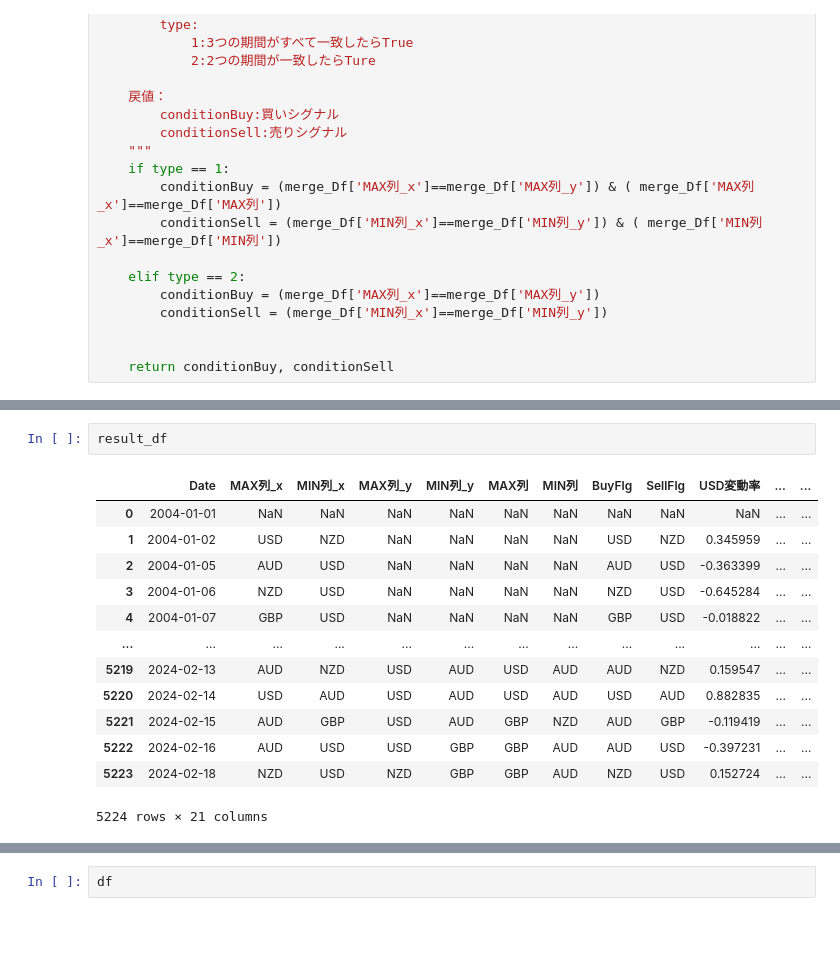
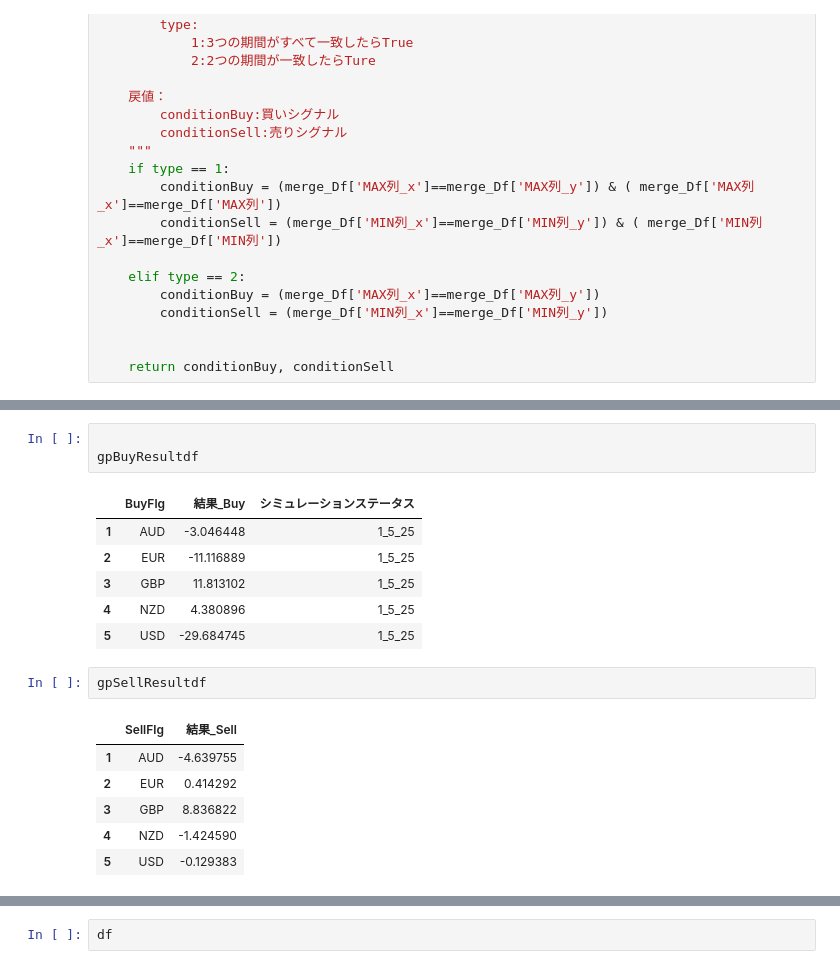
Before and after one commit to sawada-takashi-pb/Sample, a Jupyter notebook: investment/Python/投資判定.ipynb, the cells around one changed output, grey strips where cells are left out. Cells and saved outputs as stored; diff of their text form; blank space fills up the shorter version.

```diff
--- a/investment/Python/投資判定.ipynb
+++ b/investment/Python/投資判定.ipynb
@@ -306,16 +324,19 @@ hendoritsuDf
-# %%
-result_df
-# %% [output]
-|  | Date | MAX列_x | MIN列_x | MAX列_y | MIN列_y | MAX列 | MIN列 | BuyFlg | SellFlg | USD変動率 | ... | ... |
-| 0 | 2004-01-01 | NaN | NaN | NaN | NaN | NaN | NaN | NaN | NaN | NaN | ... | ... |
-| 1 | 2004-01-02 | USD | NZD | NaN | NaN | NaN | NaN | USD | NZD | 0.345959 | ... | ... |
-| 2 | 2004-01-05 | AUD | USD | NaN | NaN | NaN | NaN | AUD | USD | -0.363399 | ... | ... |
-| 3 | 2004-01-06 | NZD | USD | NaN | NaN | NaN | NaN | NZD | USD | -0.645284 | ... | ... |
-| 4 | 2004-01-07 | GBP | USD | NaN | NaN | NaN | NaN | GBP | USD | -0.018822 | ... | ... |
-| ... | ... | ... | ... | ... | ... | ... | ... | ... | ... | ... | ... | ... |
-| 5219 | 2024-02-13 | AUD | NZD | USD | AUD | USD | AUD | AUD | NZD | 0.159547 | ... | ... |
-| 5220 | 2024-02-14 | USD | AUD | USD | AUD | USD | AUD | USD | AUD | 0.882835 | ... | ... |
-| 5221 | 2024-02-15 | AUD | GBP | USD | AUD | GBP | NZD | AUD | GBP | -0.119419 | ... | ... |
-| 5222 | 2024-02-16 | AUD | USD | USD | GBP | GBP | AUD | AUD | USD | -0.397231 | ... | ... |
-| 5223 | 2024-02-18 | NZD | USD | NZD | GBP | GBP | AUD | NZD | USD | 0.152724 | ... | ... |
-5224 rows × 21 columns
+# %%
+
+gpBuyResultdf
+# %% [output]
+|  | BuyFlg | 結果_Buy | シミュレーションステータス |
+| 1 | AUD | -3.046448 | 1_5_25 |
+| 2 | EUR | -11.116889 | 1_5_25 |
+| 3 | GBP | 11.813102 | 1_5_25 |
+| 4 | NZD | 4.380896 | 1_5_25 |
+| 5 | USD | -29.684745 | 1_5_25 |
+# %%
+gpSellResultdf
+# %% [output]
+|  | SellFlg | 結果_Sell |
+| 1 | AUD | -4.639755 |
+| 2 | EUR | 0.414292 |
+| 3 | GBP | 8.836822 |
+| 4 | NZD | -1.424590 |
+| 5 | USD | -0.129383 |
```
Also changed, not shown: parts of 3 cells of this notebook, 4 other files.
